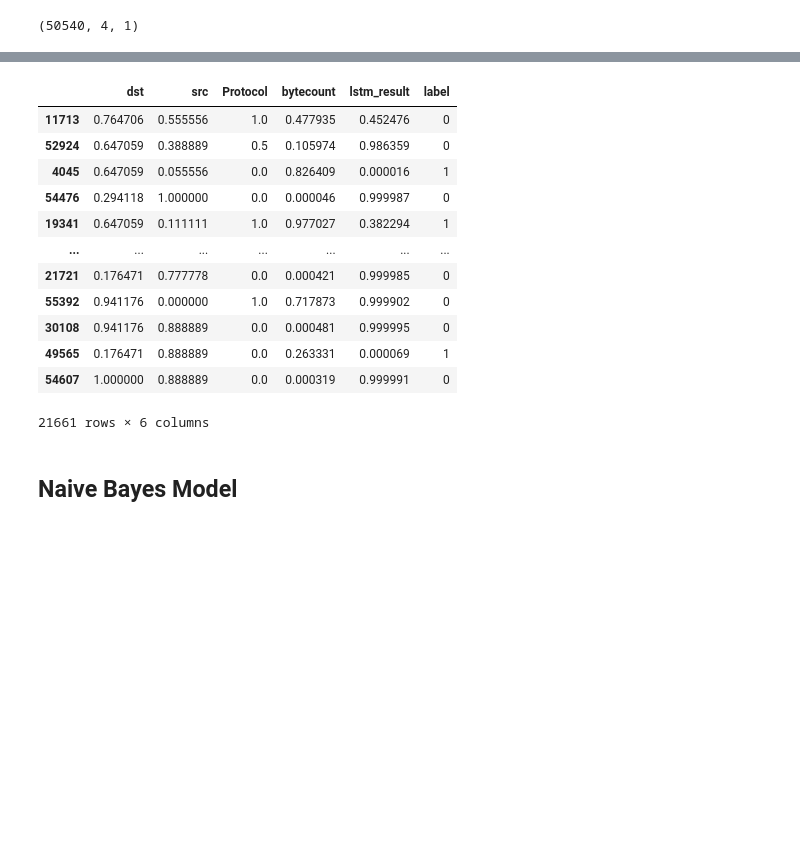
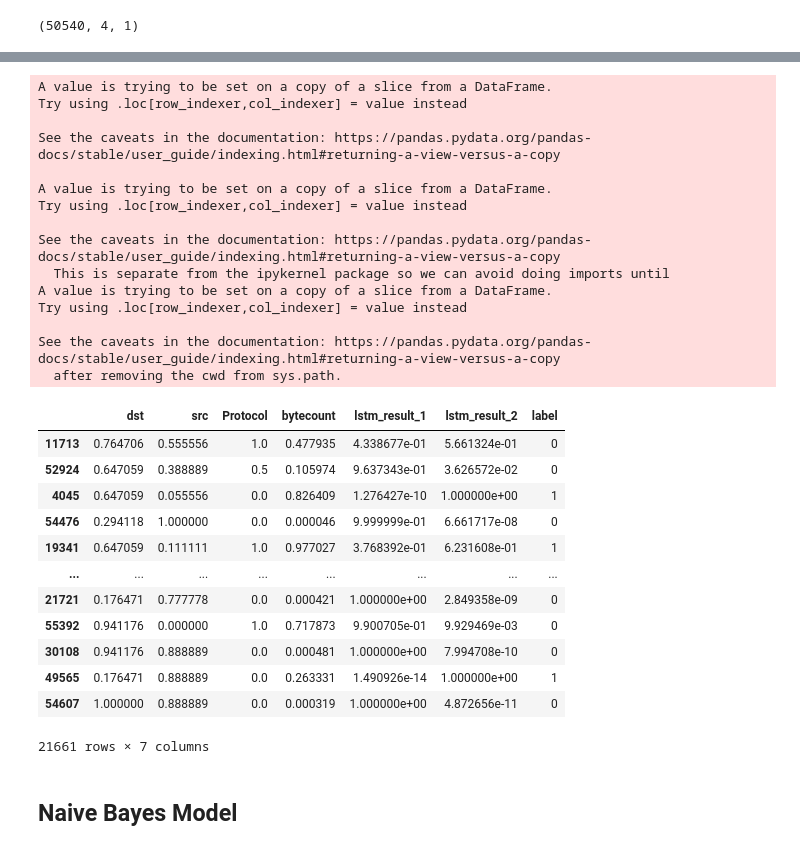
Before and after one commit to RaihanHeggi/LSTM_NB_P4_DoS-Detection, a Jupyter notebook: Combined/combined.ipynb, the cells around one changed output, grey strips where cells are left out. Cells and saved outputs as stored; diff of their text form; code cells hidden in the pictures; blank space fills up the shorter version.

```diff
--- a/Combined/combined.ipynb
+++ b/Combined/combined.ipynb
@@ -104,0 +124,6 @@ df_x_train
+# %%
+y_test_pred = lstm_model.predict(x_test)
+y_test_pred_1 = [x[0] for x in y_test_pred]
+y_test_pred_2 = [x[1] for x in y_test_pred]
+
+y_test_pred
@@ -105,23 +138,38 @@ df_x_train
 # %%
-y_test_pred = lstm_model.predict(x_test)
 df_x_test = x_test_awal
-df_x_test['lstm_result'] = y_test_pred
+df_x_test['lstm_result_1'] = y_test_pred_1
+df_x_test['lstm_result_2'] = y_test_pred_2
 df_x_test['label'] = y_test
 df_x_test
 # %% [output]
+A value is trying to be set on a copy of a slice from a DataFrame.
+Try using .loc[row_indexer,col_indexer] = value instead
+
+See the caveats in the documentation: https://pandas.pydata.org/pandas-docs/stable/user_guide/indexing.html#returning-a-view-versus-a-copy
+
+A value is trying to be set on a copy of a slice from a DataFrame.
+Try using .loc[row_indexer,col_indexer] = value instead
+
+See the caveats in the documentation: https://pandas.pydata.org/pandas-docs/stable/user_guide/indexing.html#returning-a-view-versus-a-copy
+  This is separate from the ipykernel package so we can avoid doing imports until
+A value is trying to be set on a copy of a slice from a DataFrame.
+Try using .loc[row_indexer,col_indexer] = value instead
+
+See the caveats in the documentation: https://pandas.pydata.org/pandas-docs/stable/user_guide/indexing.html#returning-a-view-versus-a-copy
+  after removing the cwd from sys.path.
-|  | dst | src | Protocol | bytecount | lstm_result | label |
-| 11713 | 0.764706 | 0.555556 | 1.0 | 0.477935 | 0.452476 | 0 |
-| 52924 | 0.647059 | 0.388889 | 0.5 | 0.105974 | 0.986359 | 0 |
-| 4045 | 0.647059 | 0.055556 | 0.0 | 0.826409 | 0.000016 | 1 |
-| 54476 | 0.294118 | 1.000000 | 0.0 | 0.000046 | 0.999987 | 0 |
-| 19341 | 0.647059 | 0.111111 | 1.0 | 0.977027 | 0.382294 | 1 |
-| ... | ... | ... | ... | ... | ... | ... |
-| 21721 | 0.176471 | 0.777778 | 0.0 | 0.000421 | 0.999985 | 0 |
-| 55392 | 0.941176 | 0.000000 | 1.0 | 0.717873 | 0.999902 | 0 |
-| 30108 | 0.941176 | 0.888889 | 0.0 | 0.000481 | 0.999995 | 0 |
-| 49565 | 0.176471 | 0.888889 | 0.0 | 0.263331 | 0.000069 | 1 |
-| 54607 | 1.000000 | 0.888889 | 0.0 | 0.000319 | 0.999991 | 0 |
+|  | dst | src | Protocol | bytecount | lstm_result_1 | lstm_result_2 | label |
+| 11713 | 0.764706 | 0.555556 | 1.0 | 0.477935 | 4.338677e-01 | 5.661324e-01 | 0 |
+| 52924 | 0.647059 | 0.388889 | 0.5 | 0.105974 | 9.637343e-01 | 3.626572e-02 | 0 |
+| 4045 | 0.647059 | 0.055556 | 0.0 | 0.826409 | 1.276427e-10 | 1.000000e+00 | 1 |
+| 54476 | 0.294118 | 1.000000 | 0.0 | 0.000046 | 9.999999e-01 | 6.661717e-08 | 0 |
+| 19341 | 0.647059 | 0.111111 | 1.0 | 0.977027 | 3.768392e-01 | 6.231608e-01 | 1 |
+| ... | ... | ... | ... | ... | ... | ... | ... |
+| 21721 | 0.176471 | 0.777778 | 0.0 | 0.000421 | 1.000000e+00 | 2.849358e-09 | 0 |
+| 55392 | 0.941176 | 0.000000 | 1.0 | 0.717873 | 9.900705e-01 | 9.929469e-03 | 0 |
+| 30108 | 0.941176 | 0.888889 | 0.0 | 0.000481 | 1.000000e+00 | 7.994708e-10 | 0 |
+| 49565 | 0.176471 | 0.888889 | 0.0 | 0.263331 | 1.490926e-14 | 1.000000e+00 | 1 |
+| 54607 | 1.000000 | 0.888889 | 0.0 | 0.000319 | 1.000000e+00 | 4.872656e-11 | 0 |
-21661 rows × 6 columns
+21661 rows × 7 columns
 # %%
 df_x_train.to_csv('data_latih.csv', sep=',', index=False)
 df_x_test.to_csv('data_test.csv',sep=',', index=False)
```
Also changed, not shown: parts of 12 cells of this notebook, 8 other files.
